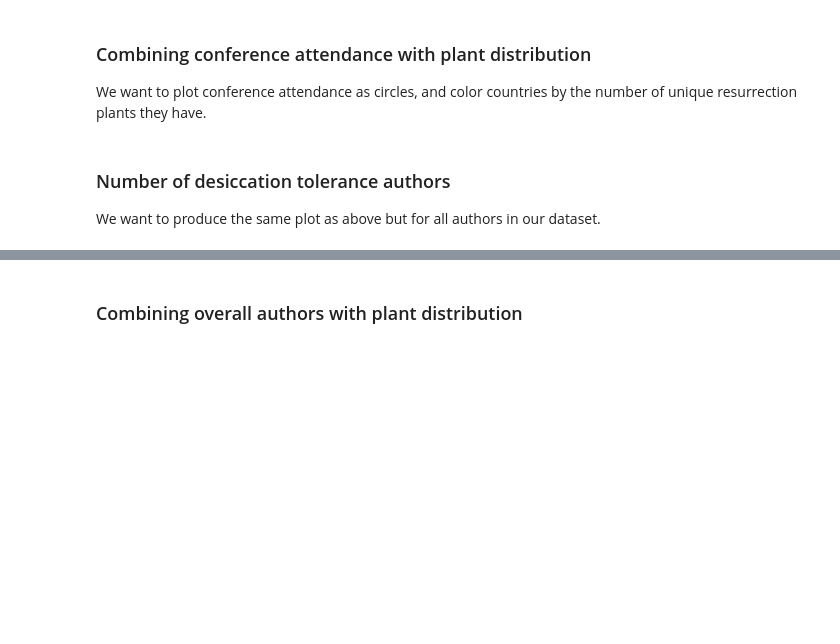
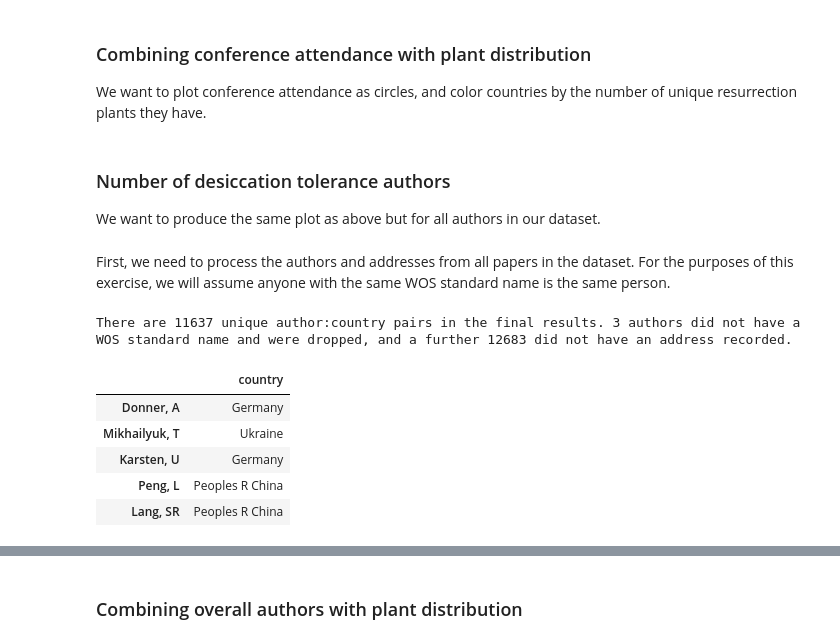
Before and after one commit to serenalotreck/desiccation-network, a Jupyter notebook: notebooks/plant_and_author_distributions.ipynb, the cells around one changed output, grey strips where cells are left out. Saved outputs shown, nothing was run; the diff lists cells and outputs as text; code cells hidden in the pictures; blank space fills up the shorter version.

```diff
--- a/notebooks/plant_and_author_distributions.ipynb
+++ b/notebooks/plant_and_author_distributions.ipynb
@@ -181,3 +163,5 @@ We want to plot conference attendance as circles, and color countries by the num
 # %% [markdown]
 ### Number of desiccation tolerance authors
 We want to produce the same plot as above but for all authors in our dataset.
+# %% [markdown]
+First, we need to process the authors and addresses from all papers in the dataset. For the purposes of this exercise, we will assume anyone with the same WOS standard name is the same person.
@@ -183,0 +186,14 @@ We want to produce the same plot as above but for all authors in our dataset.
+# %%
+print(f'There are {len(author_to_country)} unique author:country pairs in the final results. {no_wos_name} authors did not have a WOS standard name and were dropped, and a further {len(no_addr_no)} did not have an address recorded.')
+# %% [output]
+There are 11637 unique author:country pairs in the final results. 3 authors did not have a WOS standard name and were dropped, and a further 12683 did not have an address recorded.
+# %%
+author_country_df = pd.DataFrame.from_dict(author_to_country, orient='index', columns=['country'])
+author_country_df.head()
+# %% [output]
+|  | country |
+| Donner, A | Germany |
+| Mikhailyuk, T | Ukraine |
+| Karsten, U | Germany |
+| Peng, L | Peoples R China |
+| Lang, SR | Peoples R China |
```
Also changed, not shown: parts of 19 cells of this notebook.
